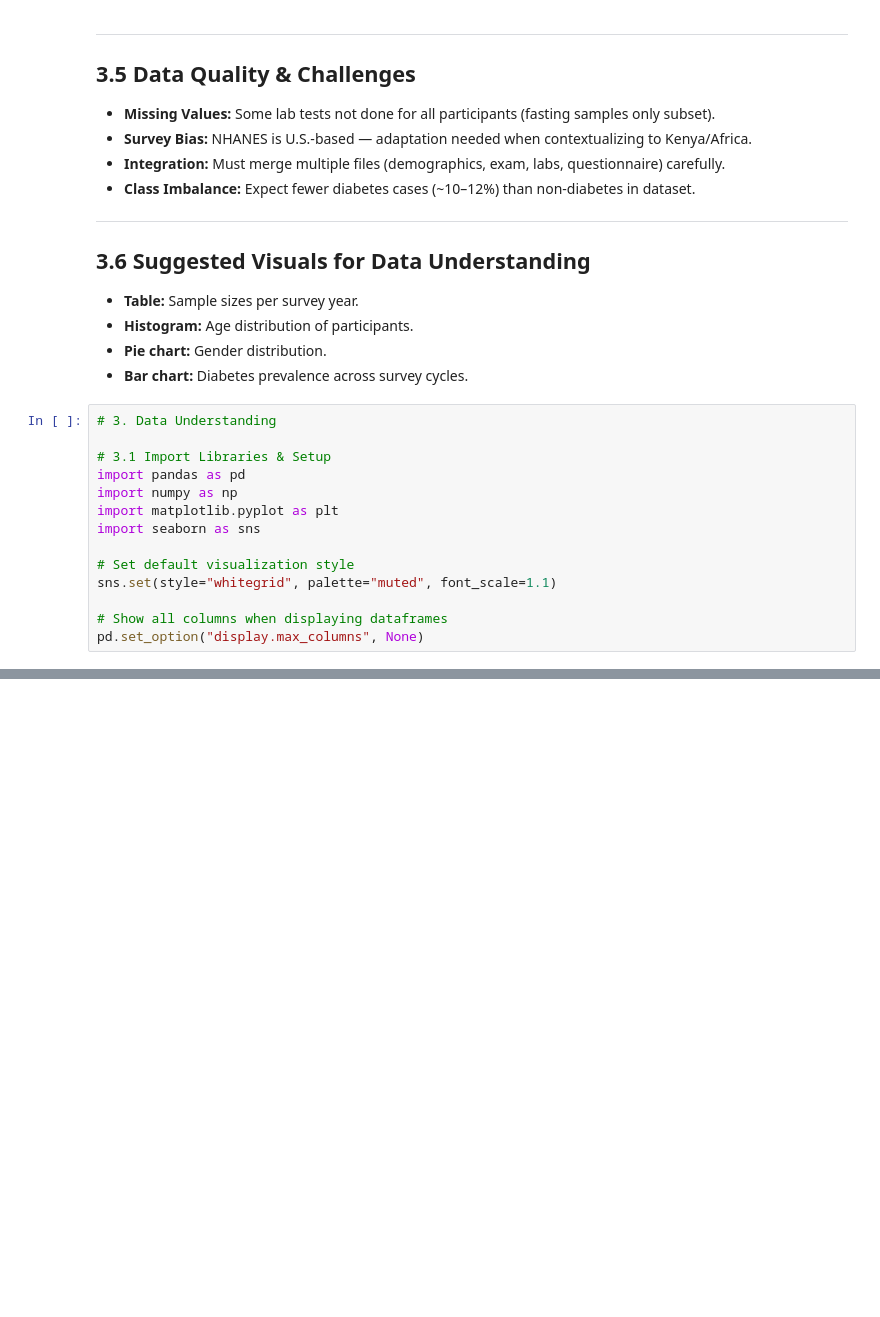
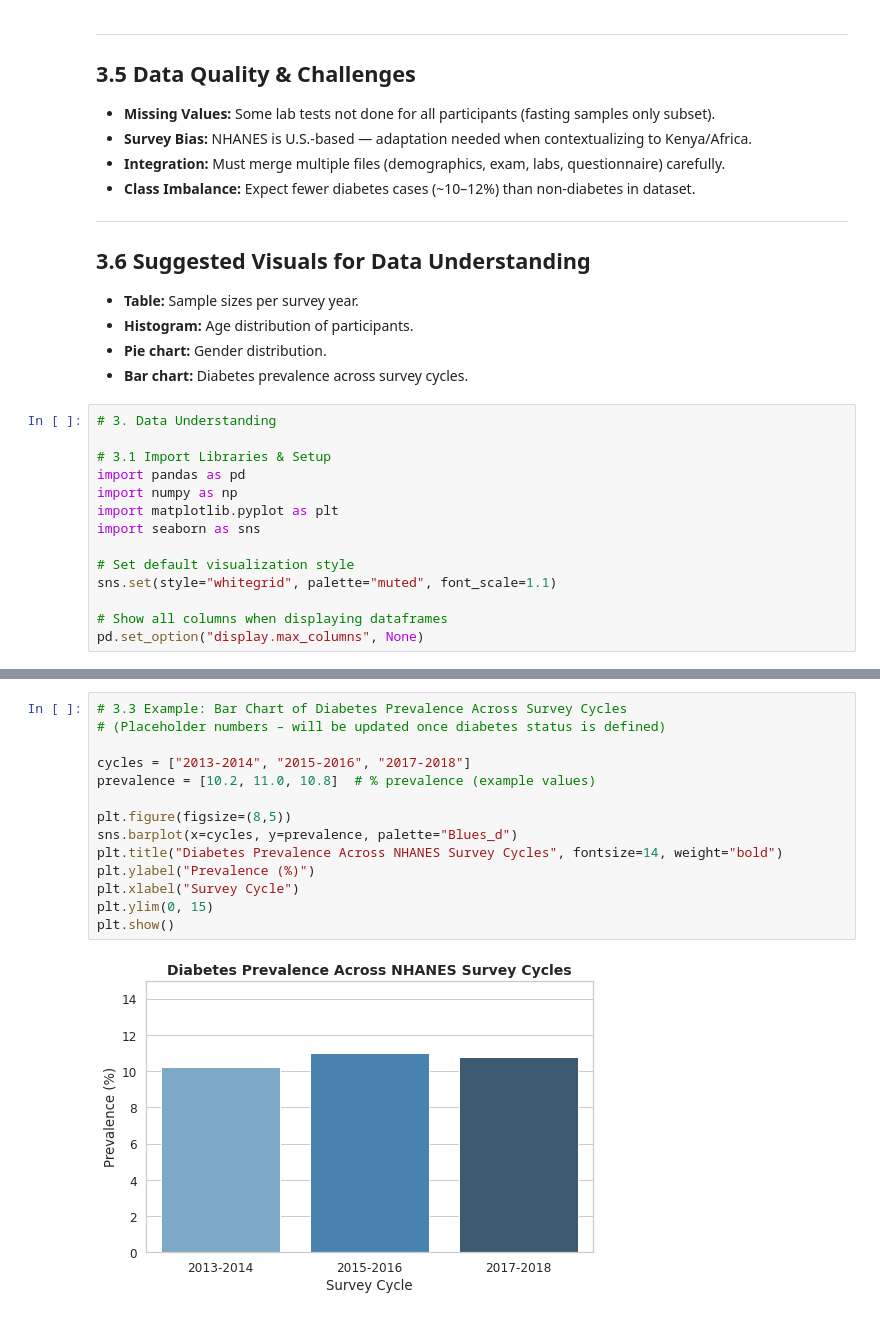
Before and after one commit to OndiekiFrank/type2-diabetes-early-detection-ai-agent, a Jupyter notebook: Notebooks/type2_diabetes_ai_agent.ipynb, the cells around one changed output, grey strips where cells are left out. Drawn from its saved outputs; the diff is of its cells as text; blank space fills up the shorter version.

```diff
--- a/Notebooks/type2_diabetes_ai_agent.ipynb
+++ b/Notebooks/type2_diabetes_ai_agent.ipynb
@@ -157,0 +179,16 @@ pd.set_option("display.max_columns", None)
+# %%
+# 3.3 Example: Bar Chart of Diabetes Prevalence Across Survey Cycles
+# (Placeholder numbers – will be updated once diabetes status is defined)
+
+cycles = ["2013-2014", "2015-2016", "2017-2018"]
+prevalence = [10.2, 11.0, 10.8]  # % prevalence (example values)
+
+plt.figure(figsize=(8,5))
+sns.barplot(x=cycles, y=prevalence, palette="Blues_d")
+plt.title("Diabetes Prevalence Across NHANES Survey Cycles", fontsize=14, weight="bold")
+plt.ylabel("Prevalence (%)")
+plt.xlabel("Survey Cycle")
+plt.ylim(0, 15)
+plt.show()
+# %% [output]
+[figure, added]
```
Also changed, not shown: parts of 1 cell of this notebook.
